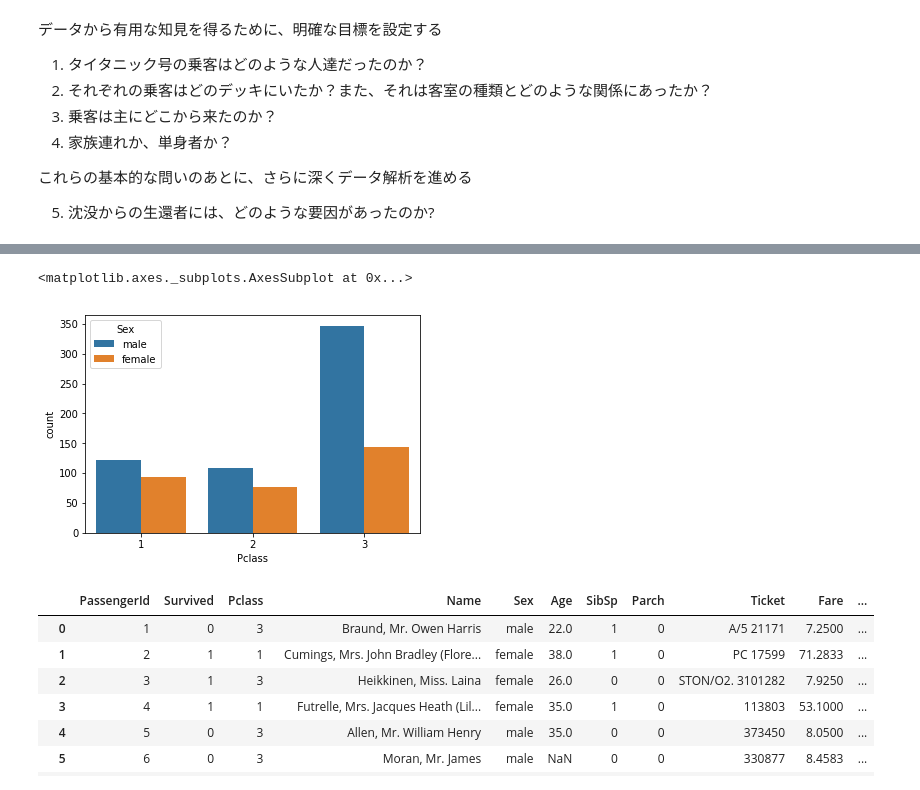
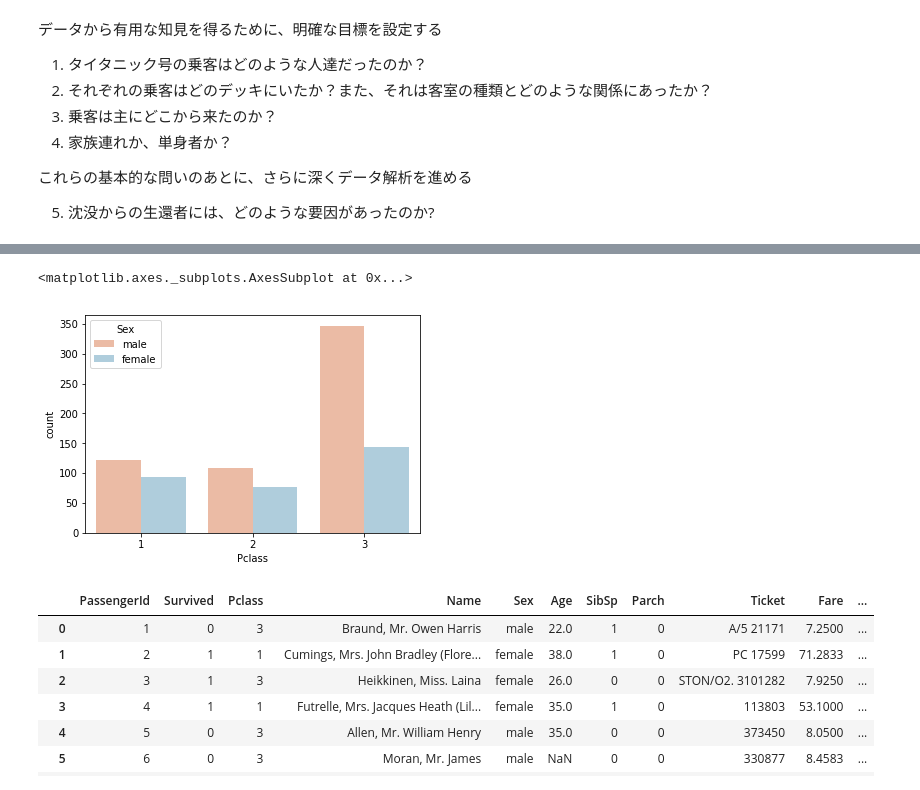
Before and after one commit to hide-fukano/DataScience, a Jupyter notebook: 01_titanic/タイタニック号のデータ解析.ipynb, the cells around one changed output, grey strips where cells are left out. Drawn from its saved outputs; the diff is of its cells as text; code cells hidden in the pictures.

```diff
--- a/01_titanic/タイタニック号のデータ解析.ipynb
+++ b/01_titanic/タイタニック号のデータ解析.ipynb
@@ -73,9 +93,9 @@ sns.countplot('Sex' ,data=titanic_df, hue='Pclass')
 # %%
 # 客室ごとにヒストグラムを作り、男女差を色分けする
-sns.countplot('Pclass' ,data=titanic_df, hue='Sex')
+sns.countplot('Pclass' ,data=titanic_df, hue='Sex' ,palette='RdBu')
 # %% [output]
 <matplotlib.axes._subplots.AxesSubplot at 0x...>
-[figure, old version]
+[figure, new version]
 # %%
 # こどもがどれくらい乗船していたかを調べる
 # しかし、こどもというラベルは存在しない。年齢データはある
```
Also changed, not shown: parts of 71 cells of this notebook.
